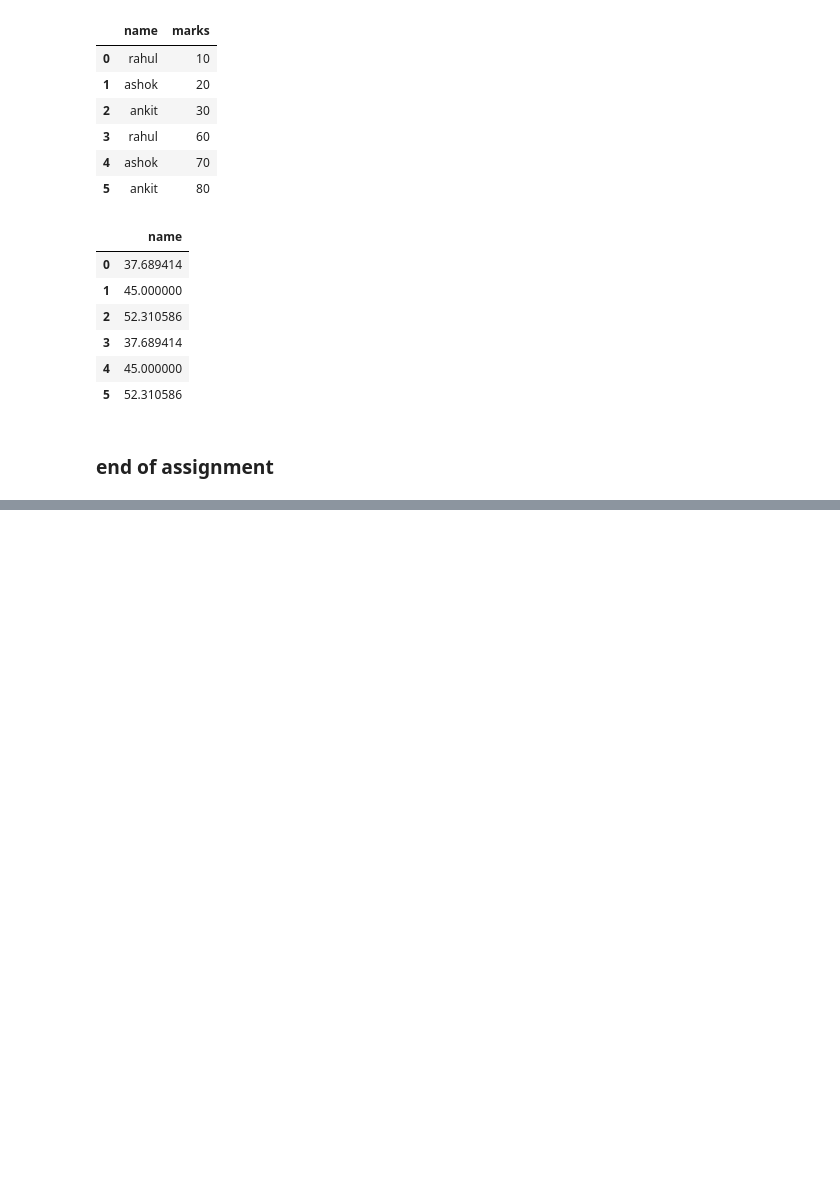
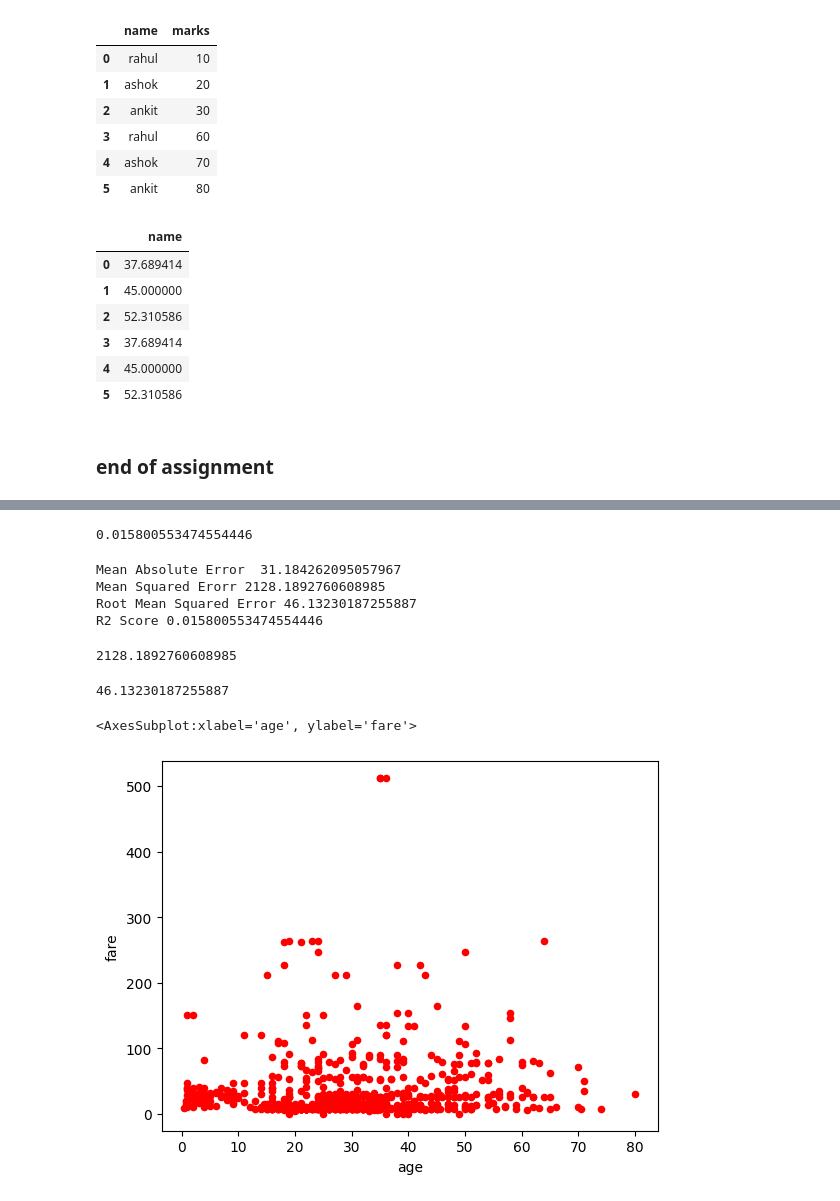
Before and after one commit to ijazkhan101/Machine-Learning-with-Python-20Days, a Jupyter notebook: CompleteNoteBookoFML.ipynb, the cells around one changed output, grey strips where cells are left out. Saved outputs shown, nothing was run; the diff lists cells and outputs as text; code cells hidden in the pictures; blank space fills up the shorter version.

```diff
--- a/CompleteNoteBookoFML.ipynb
+++ b/CompleteNoteBookoFML.ipynb
@@ -695,0 +815,2 @@ encoder.fit_transform(df['name'],df['marks'])
+# %%
+kashti = sns.load_dataset('titanic')
@@ -695,0 +826,8 @@ encoder.fit_transform(df['name'],df['marks'])
+# %%
+# remove all null
+#kashti.dropna(inplace=True)
+#kashti
+
+# remove null only from age col
+kashti.dropna(subset= ['age'],inplace=True)
+kashti
@@ -695,0 +912,6 @@ encoder.fit_transform(df['name'],df['marks'])
+# %%
+from sklearn.metrics import r2_score,mean_absolute_error,mean_absolute_error
+import numpy as np
+r2_score(y_test ,y_pred)
+# %% [output]
+0.015800553474554446
@@ -695,0 +923,26 @@ encoder.fit_transform(df['name'],df['marks'])
+# %%
+print('Mean Absolute Error ',mae)
+print('Mean Squared Erorr',mse)
+print('Root Mean Squared Error',rmse)
+print('R2 Score',r2 )
+# %% [output]
+Mean Absolute Error  31.184262095057967
+Mean Squared Erorr 2128.1892760608985
+Root Mean Squared Error 46.13230187255887
+R2 Score 0.015800553474554446
+# %%
+mse = mean_squared_error(y_test ,y_pred)
+mse
+# %% [output]
+2128.1892760608985
+# %%
+rmse =np.sqrt(mse)
+rmse
+# %% [output]
+46.13230187255887
+# %%
+#plot
+kashti.plot(kind='scatter', x='age',y='fare',color='red')
+# %% [output]
+<AxesSubplot:xlabel='age', ylabel='fare'>
+[figure, added]
```
Also changed, not shown: parts of 204 cells of this notebook, 12 other files.
